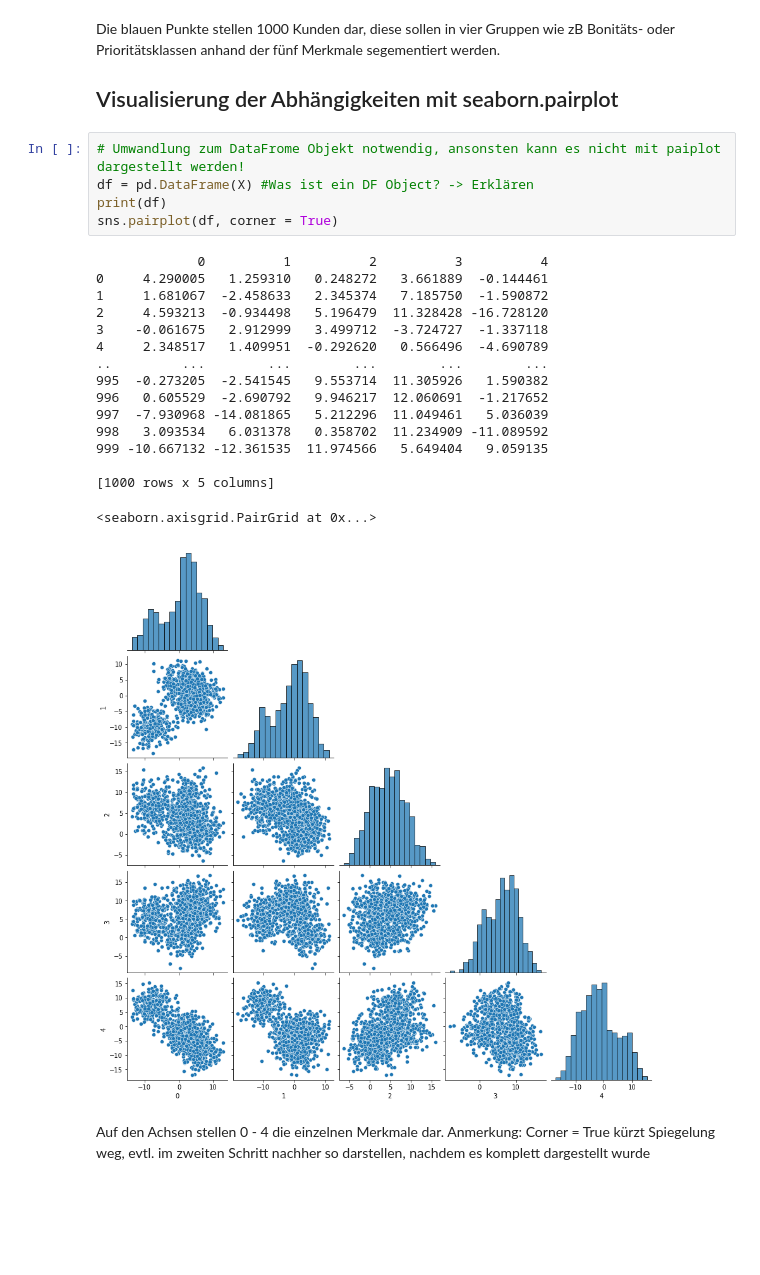
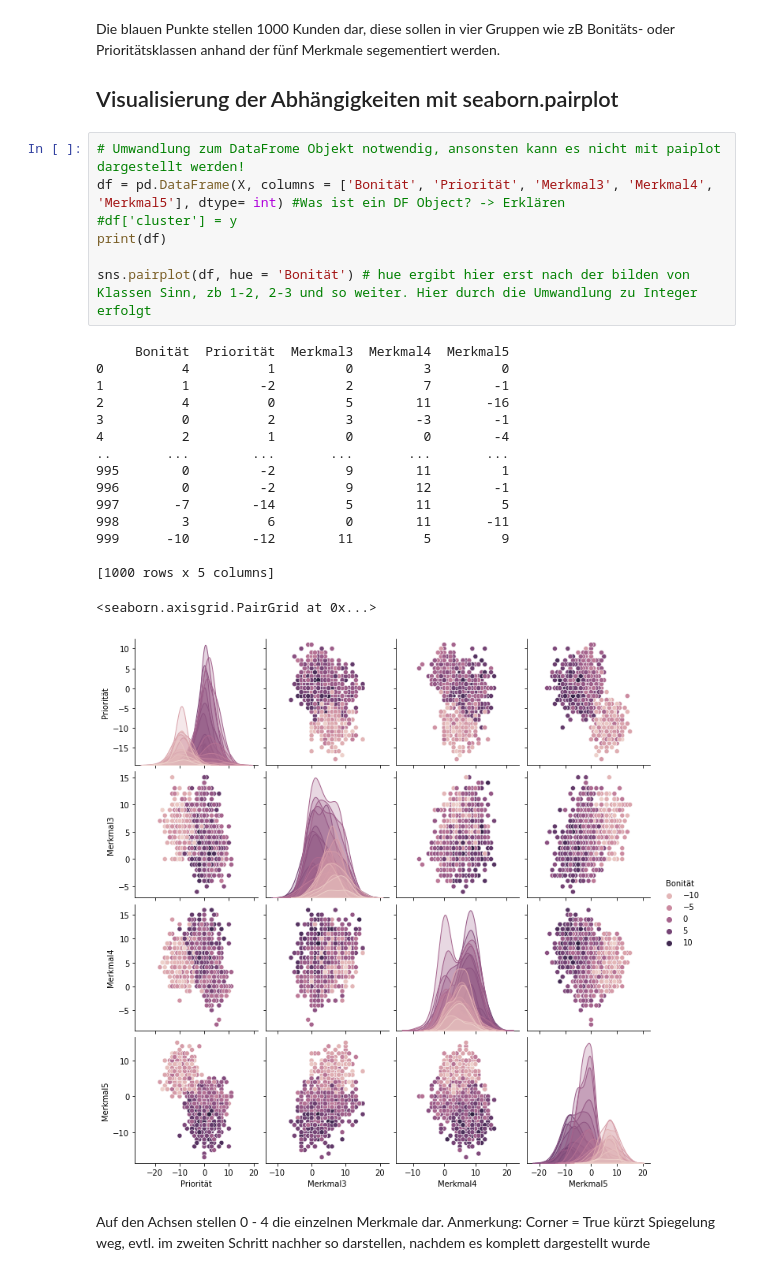
Before and after one commit to Fillippp/Datenanalyse, a Jupyter notebook: partitionierende_clusteranalyse_sample_size_1000.ipynb, the cells around one changed output. Saved outputs shown, nothing was run; the diff lists cells and outputs as text; blank space fills up the shorter version.

Commit message:
Pairplot geändert

```diff
--- a/partitionierende_clusteranalyse_sample_size_1000.ipynb
+++ b/partitionierende_clusteranalyse_sample_size_1000.ipynb
@@ -29,26 +46,28 @@ Die blauen Punkte stellen 1000 Kunden dar, diese sollen in vier Gruppen wie zB B
 <h2> Visualisierung der Abhängigkeiten mit seaborn.pairplot </h2>
 # %%
 # Umwandlung zum DataFrome Objekt notwendig, ansonsten kann es nicht mit paiplot dargestellt werden!
-df = pd.DataFrame(X) #Was ist ein DF Object? -> Erklären
+df = pd.DataFrame(X, columns = ['Bonität', 'Priorität', 'Merkmal3', 'Merkmal4', 'Merkmal5'], dtype= int) #Was ist ein DF Object? -> Erklären
+#df['cluster'] = y
 print(df)
-sns.pairplot(df, corner = True)
+
+sns.pairplot(df, hue = 'Bonität') # hue ergibt hier erst nach der bilden von Klassen Sinn, zb 1-2, 2-3 und so weiter. Hier durch die Umwandlung zu Integer erfolgt
 # %% [output]
-             0          1          2          3          4
-0     4.290005   1.259310   0.248272   3.661889  -0.144461
-1     1.681067  -2.458633   2.345374   7.185750  -1.590872
-2     4.593213  -0.934498   5.196479  11.328428 -16.728120
-3    -0.061675   2.912999   3.499712  -3.724727  -1.337118
-4     2.348517   1.409951  -0.292620   0.566496  -4.690789
-..         ...        ...        ...        ...        ...
-995  -0.273205  -2.541545   9.553714  11.305926   1.590382
-996   0.605529  -2.690792   9.946217  12.060691  -1.217652
-997  -7.930968 -14.081865   5.212296  11.049461   5.036039
-998   3.093534   6.031378   0.358702  11.234909 -11.089592
-999 -10.667132 -12.361535  11.974566   5.649404   9.059135
+     Bonität  Priorität  Merkmal3  Merkmal4  Merkmal5
+0          4          1         0         3         0
+1          1         -2         2         7        -1
+2          4          0         5        11       -16
+3          0          2         3        -3        -1
+4          2          1         0         0        -4
+..       ...        ...       ...       ...       ...
+995        0         -2         9        11         1
+996        0         -2         9        12        -1
+997       -7        -14         5        11         5
+998        3          6         0        11       -11
+999      -10        -12        11         5         9
 
 [1000 rows x 5 columns]
 <seaborn.axisgrid.PairGrid at 0x...>
-[figure, old version]
+[figure, new version]
 # %% [markdown]
 Auf den Achsen stellen 0 - 4 die einzelnen Merkmale dar.
 Anmerkung: Corner = True kürzt Spiegelung weg, evtl. im zweiten Schritt nachher so darstellen, nachdem es komplett dargestellt wurde
```
Also changed, not shown: parts of 1 cell of this notebook.
